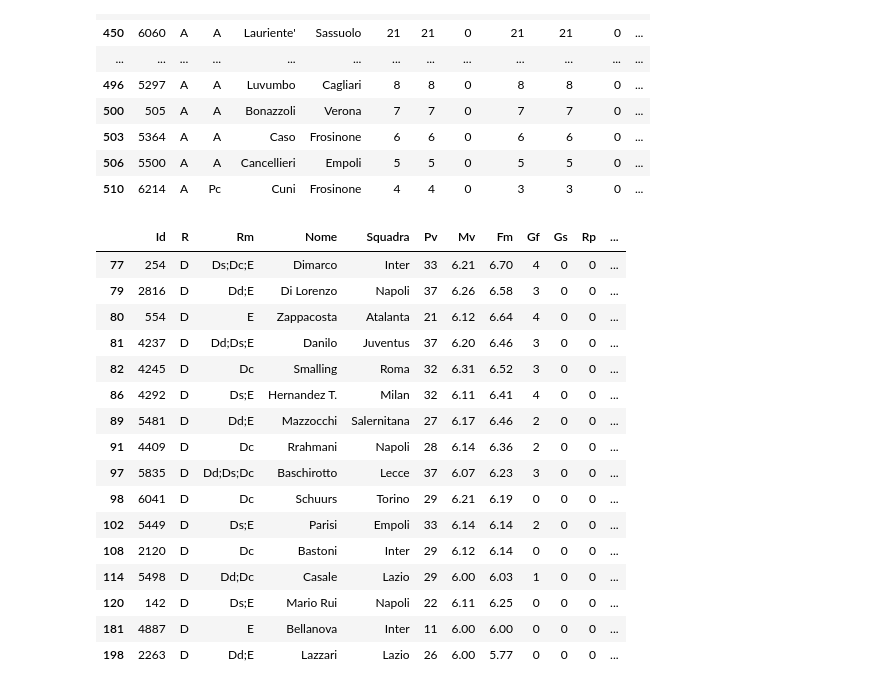
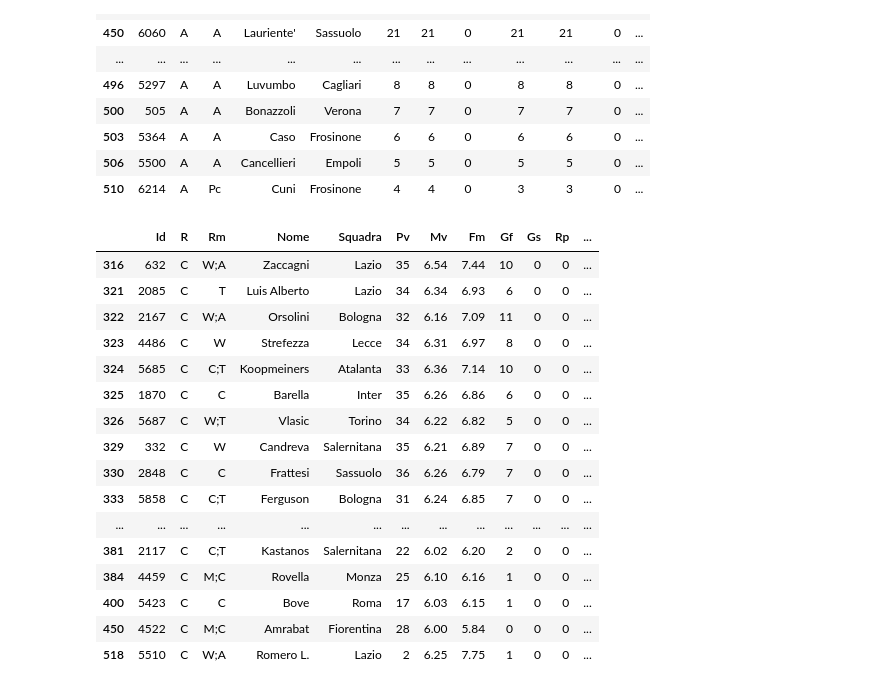
Before and after one commit to AndreaIncatasciato/fantacalcio, a Jupyter notebook: fantacalcio_analysis.ipynb, the cells around one changed output. Saved outputs shown, nothing was run; the diff lists cells and outputs as text; code cells hidden in the pictures.

```diff
--- a/fantacalcio_analysis.ipynb
+++ b/fantacalcio_analysis.ipynb
@@ -143,7 +143,7 @@ cagliari_players = ["Lapadula", "Jankto", "Sulemana I.", "Makoumbou", "Luvumbo",
 empoli_players = ["Baldanzi", "Gyasi", "Caputo", "Henderson", "Cancellieri"]
 
 fiorentina_players = ["Amrabat", "Gonzalez N.", "Arthur Melo", "Milenkovic",
-                      "Bonaventura", "Dodo'", "Mina", "Parisi"]
+                      "Bonaventura", "Dodo'", "Mina", "Parisi", "Kayode"]
 
 frosinone_players = ["Cuni", "Caso"]
 
@@ -167,7 +167,7 @@ napoli_players = ["Rrahmani", "Cajuste", "Zambo Anguissa", "Simeone",
 
 roma_players = ["Pellegrini Lo.", "Renato Sanches", "Zalewski", "Bove", "Smalling", "N'dicka", "Aouar"]
 
-salernitana_players = ["Mazzocchi", "Candreva", "Ochoa", "Coulibaly L."]
+salernitana_players = ["Mazzocchi", "Candreva", "Ochoa", "Coulibaly L.", "Kastanos"]
 
 sassuolo_players = ["Berardi", "Lauriente'", "Lopez M.", "Matheus Henrique", "Viti", "Mulattieri"]
 
@@ -311,23 +311,23 @@ attackers
 | 506 | 5500 | A | A | Cancellieri | Empoli | 5 | 5 | 0 | 5 | 5 | 0 | ... |
 | 510 | 6214 | A | Pc | Cuni | Frosinone | 4 | 4 | 0 | 3 | 3 | 0 | ... |
 # %%
-# example: defenders with average > 6
-Filter("R", "eq", "D").apply_to_df(Filter("Mv", "geq", 6).apply_to_df(andrea_stats_2223_df))
+# example: midfielders with average > 6
+Filter("R", "eq", "C").apply_to_df(Filter("Mv", "geq", 6).apply_to_df(andrea_stats_2223_df))
 # %% [output]
 |  | Id | R | Rm | Nome | Squadra | Pv | Mv | Fm | Gf | Gs | Rp | ... |
-| 77 | 254 | D | Ds;Dc;E | Dimarco | Inter | 33 | 6.21 | 6.70 | 4 | 0 | 0 | ... |
-| 79 | 2816 | D | Dd;E | Di Lorenzo | Napoli | 37 | 6.26 | 6.58 | 3 | 0 | 0 | ... |
-| 80 | 554 | D | E | Zappacosta | Atalanta | 21 | 6.12 | 6.64 | 4 | 0 | 0 | ... |
-| 81 | 4237 | D | Dd;Ds;E | Danilo | Juventus | 37 | 6.20 | 6.46 | 3 | 0 | 0 | ... |
-| 82 | 4245 | D | Dc | Smalling | Roma | 32 | 6.31 | 6.52 | 3 | 0 | 0 | ... |
-| 86 | 4292 | D | Ds;E | Hernandez T. | Milan | 32 | 6.11 | 6.41 | 4 | 0 | 0 | ... |
-| 89 | 5481 | D | Dd;E | Mazzocchi | Salernitana | 27 | 6.17 | 6.46 | 2 | 0 | 0 | ... |
-| 91 | 4409 | D | Dc | Rrahmani | Napoli | 28 | 6.14 | 6.36 | 2 | 0 | 0 | ... |
-| 97 | 5835 | D | Dd;Ds;Dc | Baschirotto | Lecce | 37 | 6.07 | 6.23 | 3 | 0 | 0 | ... |
-| 98 | 6041 | D | Dc | Schuurs | Torino | 29 | 6.21 | 6.19 | 0 | 0 | 0 | ... |
-| 102 | 5449 | D | Ds;E | Parisi | Empoli | 33 | 6.14 | 6.14 | 2 | 0 | 0 | ... |
-| 108 | 2120 | D | Dc | Bastoni | Inter | 29 | 6.12 | 6.14 | 0 | 0 | 0 | ... |
-| 114 | 5498 | D | Dd;Dc | Casale | Lazio | 29 | 6.00 | 6.03 | 1 | 0 | 0 | ... |
-| 120 | 142 | D | Ds;E | Mario Rui | Napoli | 22 | 6.11 | 6.25 | 0 | 0 | 0 | ... |
-| 181 | 4887 | D | E | Bellanova | Inter | 11 | 6.00 | 6.00 | 0 | 0 | 0 | ... |
-| 198 | 2263 | D | Dd;E | Lazzari | Lazio | 26 | 6.00 | 5.77 | 0 | 0 | 0 | ... |
+| 316 | 632 | C | W;A | Zaccagni | Lazio | 35 | 6.54 | 7.44 | 10 | 0 | 0 | ... |
+| 321 | 2085 | C | T | Luis Alberto | Lazio | 34 | 6.34 | 6.93 | 6 | 0 | 0 | ... |
+| 322 | 2167 | C | W;A | Orsolini | Bologna | 32 | 6.16 | 7.09 | 11 | 0 | 0 | ... |
+| 323 | 4486 | C | W | Strefezza | Lecce | 34 | 6.31 | 6.97 | 8 | 0 | 0 | ... |
+| 324 | 5685 | C | C;T | Koopmeiners | Atalanta | 33 | 6.36 | 7.14 | 10 | 0 | 0 | ... |
+| 325 | 1870 | C | C | Barella | Inter | 35 | 6.26 | 6.86 | 6 | 0 | 0 | ... |
+| 326 | 5687 | C | W;T | Vlasic | Torino | 34 | 6.22 | 6.82 | 5 | 0 | 0 | ... |
+| 329 | 332 | C | W | Candreva | Salernitana | 35 | 6.21 | 6.89 | 7 | 0 | 0 | ... |
+| 330 | 2848 | C | C | Frattesi | Sassuolo | 36 | 6.26 | 6.79 | 7 | 0 | 0 | ... |
+| 333 | 5858 | C | C;T | Ferguson | Bologna | 31 | 6.24 | 6.85 | 7 | 0 | 0 | ... |
+| ... | ... | ... | ... | ... | ... | ... | ... | ... | ... | ... | ... | ... |
+| 381 | 2117 | C | C;T | Kastanos | Salernitana | 22 | 6.02 | 6.20 | 2 | 0 | 0 | ... |
+| 384 | 4459 | C | M;C | Rovella | Monza | 25 | 6.10 | 6.16 | 1 | 0 | 0 | ... |
+| 400 | 5423 | C | C | Bove | Roma | 17 | 6.03 | 6.15 | 1 | 0 | 0 | ... |
+| 450 | 4522 | C | M;C | Amrabat | Fiorentina | 28 | 6.00 | 5.84 | 0 | 0 | 0 | ... |
+| 518 | 5510 | C | W;A | Romero L. | Lazio | 2 | 6.25 | 7.75 | 1 | 0 | 0 | ... |
```
Also changed, not shown: parts of 4 cells of this notebook.
